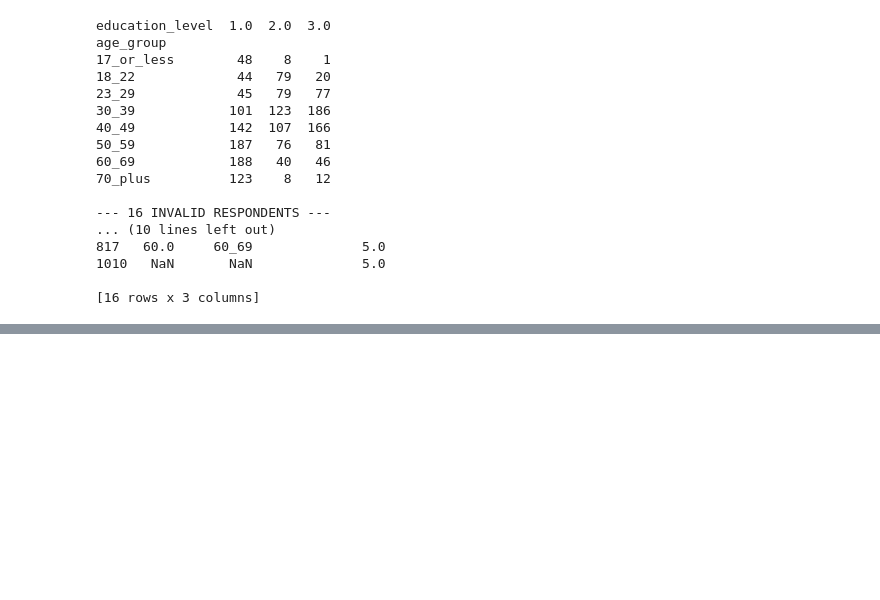
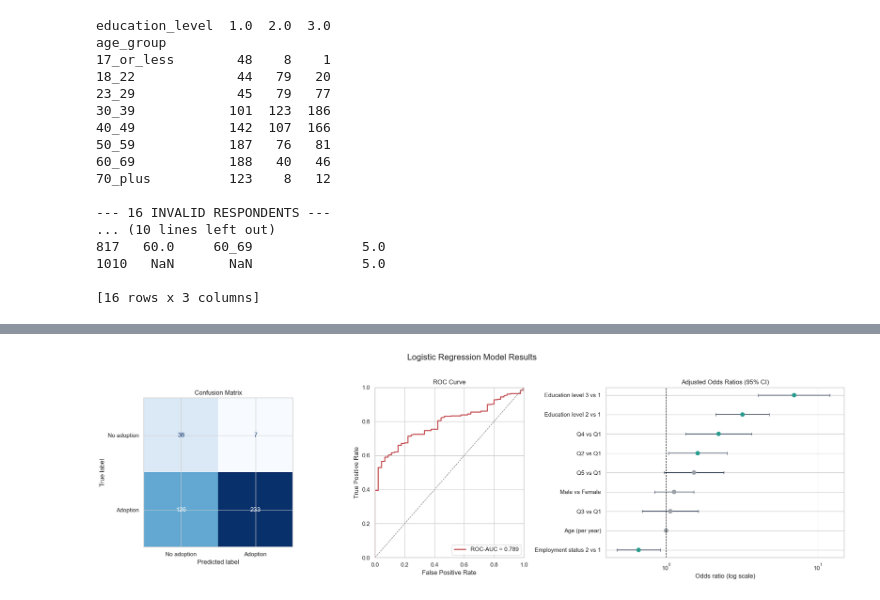
Before and after one commit to ArslanAmanov/Finance, a Jupyter notebook: QuantAnalyses/QME_term_project/EDA.ipynb, the cells around one changed output, grey strips where cells are left out. Cells and saved outputs as stored; diff of their text form; code cells hidden in the pictures; blank space fills up the shorter version.

Commit message:
model results

```diff
--- a/QuantAnalyses/QME_term_project/EDA.ipynb
+++ b/QuantAnalyses/QME_term_project/EDA.ipynb
@@ -748,0 +931,10 @@ df_common_renamed.shape
+# %%
+# The main statistical model for RQ1: logistic regression for digital-payment adoption
+# female, age, education, C(income_quintile), C(employment_status) are the predictors in the logistic regression model
+
+model_cols = [
+    "any_digital_payment", "age", "gender",
+    "income_quintile", "education_level", "employment_status"
+]
+
+ddf[model_cols].isna().sum()
@@ -748,0 +958,2 @@ df_common_renamed.shape
+# %%
+model_data = ddf[model_cols]
@@ -748,0 +1174,79 @@ df_common_renamed.shape
+# %%
+from sklearn.metrics import ConfusionMatrixDisplay, roc_curve
+
+fpr, tpr, _ = roc_curve(y_test, y_prob)
+roc_auc = roc_auc_score(y_test, y_prob)
+
+plot_results = inference_results.drop(index="Intercept").copy()
+plot_results["label"] = [
+    "Male vs Female",
+    "Q2 vs Q1",
+    "Q3 vs Q1",
+    "Q4 vs Q1",
+    "Q5 vs Q1",
+    "Education level 2 vs 1",
+    "Education level 3 vs 1",
+    "Employment status 2 vs 1",
+    "Age (per year)"
+]
+plot_results = plot_results.sort_values("odds_ratio")
+
+fig, axes = plt.subplots(1, 3, figsize=(20, 6), gridspec_kw={"width_ratios": [1, 1, 1.6]})
+
+ConfusionMatrixDisplay.from_predictions(
+    y_test,
+    y_pred,
+    display_labels=["No adoption", "Adoption"],
+    cmap="Blues",
+    colorbar=False,
+    ax=axes[0],
+)
+axes[0].set_title("Confusion Matrix")
+
+axes[1].plot(fpr, tpr, color="#C44E52", linewidth=2, label=f"ROC-AUC = {roc_auc:.3f}")
+axes[1].plot([0, 1], [0, 1], linestyle="--", color="gray", linewidth=1)
+axes[1].set(
+    title="ROC Curve",
+    xlabel="False Positive Rate",
+    ylabel="True Positive Rate",
+    xlim=(0, 1),
+    ylim=(0, 1)
+)
+axes[1].legend(loc="lower right")
+
+significant = plot_results["p_value"] < 0.05
+colors = np.where(significant, "#2A9D8F", "#9AA0A6")
+axes[2].errorbar(
+    plot_results["odds_ratio"],
+    plot_results["label"],
+    xerr=[
+        plot_results["odds_ratio"] - plot_results["ci_lower"],
+        plot_results["ci_upper"] - plot_results["odds_ratio"],
+    ],
+    fmt="none",
+    ecolor="#4A5568",
+    capsize=3,
+    zorder=1,
+)
+axes[2].scatter(
+    plot_results["odds_ratio"],
+    plot_results["label"],
+    color=colors,
+    s=55,
+    zorder=2,
+)
+axes[2].axvline(1, color="black", linestyle="--", linewidth=1)
+axes[2].set_xscale("log")
+axes[2].set(
+    title="Adjusted Odds Ratios (95% CI)",
+    xlabel="Odds ratio (log scale)",
+    ylabel="",
+    xlim=(0.4, 15)
+)
+axes[2].grid(axis="x", alpha=0.25)
+
+fig.suptitle("Logistic Regression Model Results", fontsize=16, y=1.02)
+plt.tight_layout()
+plt.show()
+# %% [output]
+[figure, added]
```
Also changed, not shown: parts of 38 cells of this notebook.
